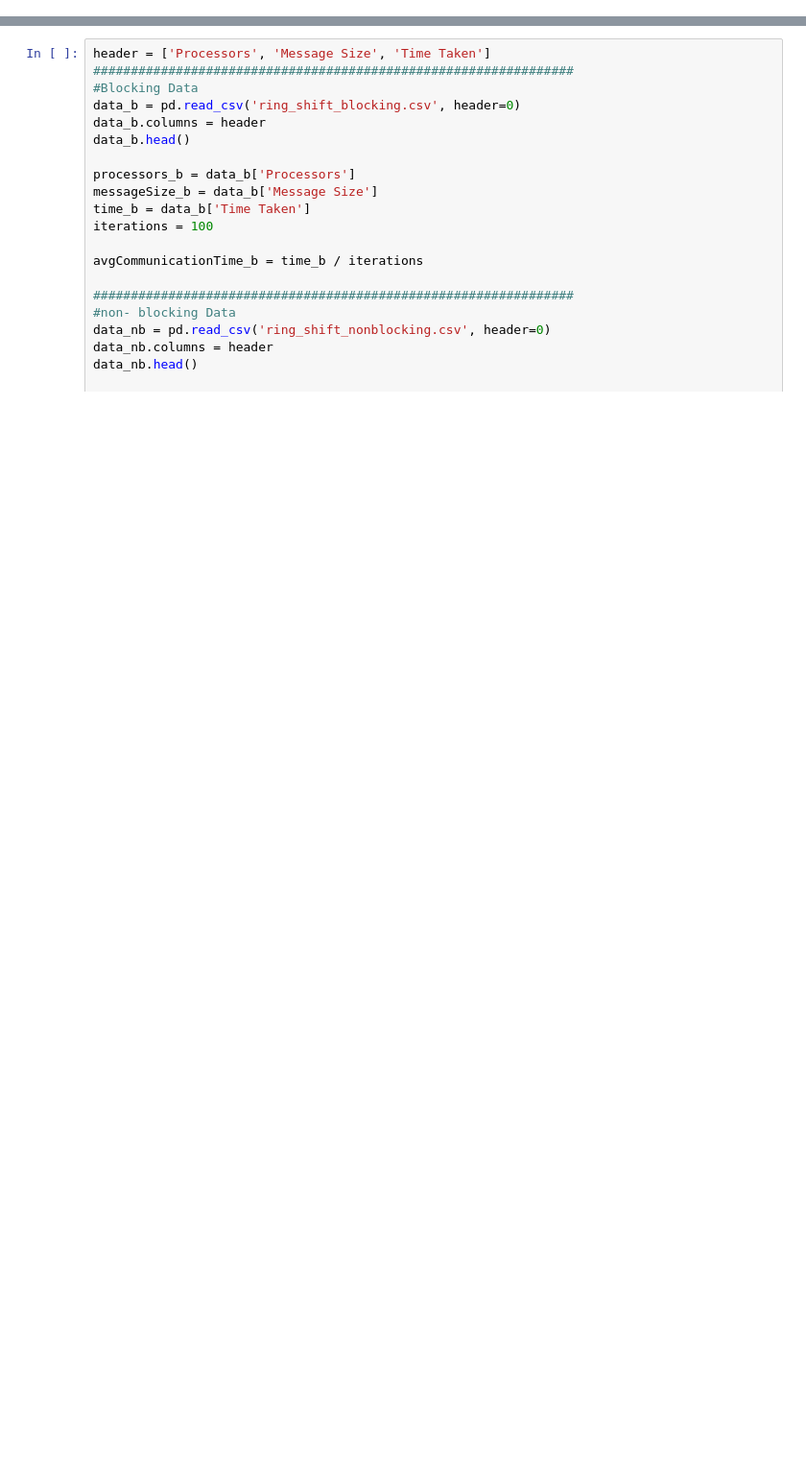
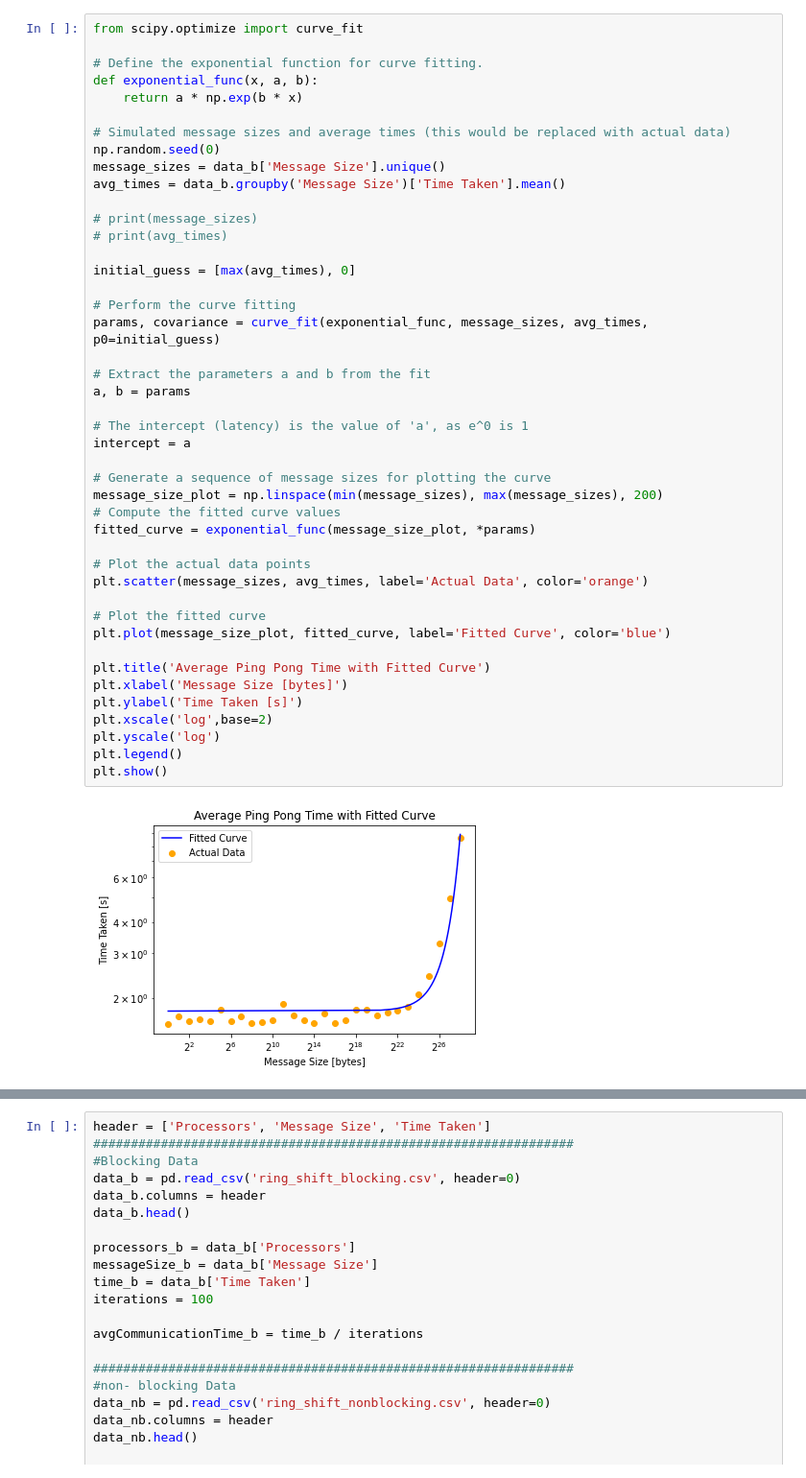
Before and after one commit to cmse822/project-3-mpi-p2p-team-4, a Jupyter notebook: visualization.ipynb, the cells around one changed output, grey strips where cells are left out. Shown at 96% size. Drawn from its saved outputs; the diff is of its cells as text; blank space fills up the shorter version.

```diff
--- a/visualization.ipynb
+++ b/visualization.ipynb
@@ -47,0 +102,46 @@ plt.show()
+# %%
+from scipy.optimize import curve_fit
+
+# Define the exponential function for curve fitting.
+def exponential_func(x, a, b):
+    return a * np.exp(b * x)
+
+# Simulated message sizes and average times (this would be replaced with actual data)
+np.random.seed(0)
+message_sizes = data_b['Message Size'].unique()
+avg_times = data_b.groupby('Message Size')['Time Taken'].mean()
+
+# print(message_sizes)
+# print(avg_times)
+
+initial_guess = [max(avg_times), 0]
+
+# Perform the curve fitting
+params, covariance = curve_fit(exponential_func, message_sizes, avg_times, p0=initial_guess)
+
+# Extract the parameters a and b from the fit
+a, b = params
+
+# The intercept (latency) is the value of 'a', as e^0 is 1
+intercept = a
+
+# Generate a sequence of message sizes for plotting the curve
+message_size_plot = np.linspace(min(message_sizes), max(message_sizes), 200)
+# Compute the fitted curve values
+fitted_curve = exponential_func(message_size_plot, *params)
+
+# Plot the actual data points
+plt.scatter(message_sizes, avg_times, label='Actual Data', color='orange')
+
+# Plot the fitted curve
+plt.plot(message_size_plot, fitted_curve, label='Fitted Curve', color='blue')
+
+plt.title('Average Ping Pong Time with Fitted Curve')
+plt.xlabel('Message Size [bytes]')
+plt.ylabel('Time Taken [s]')
+plt.xscale('log',base=2)
+plt.yscale('log')
+plt.legend()
+plt.show()
+# %% [output]
+[figure, added]
```
Also changed, not shown: parts of 3 cells of this notebook, 3 other files.
